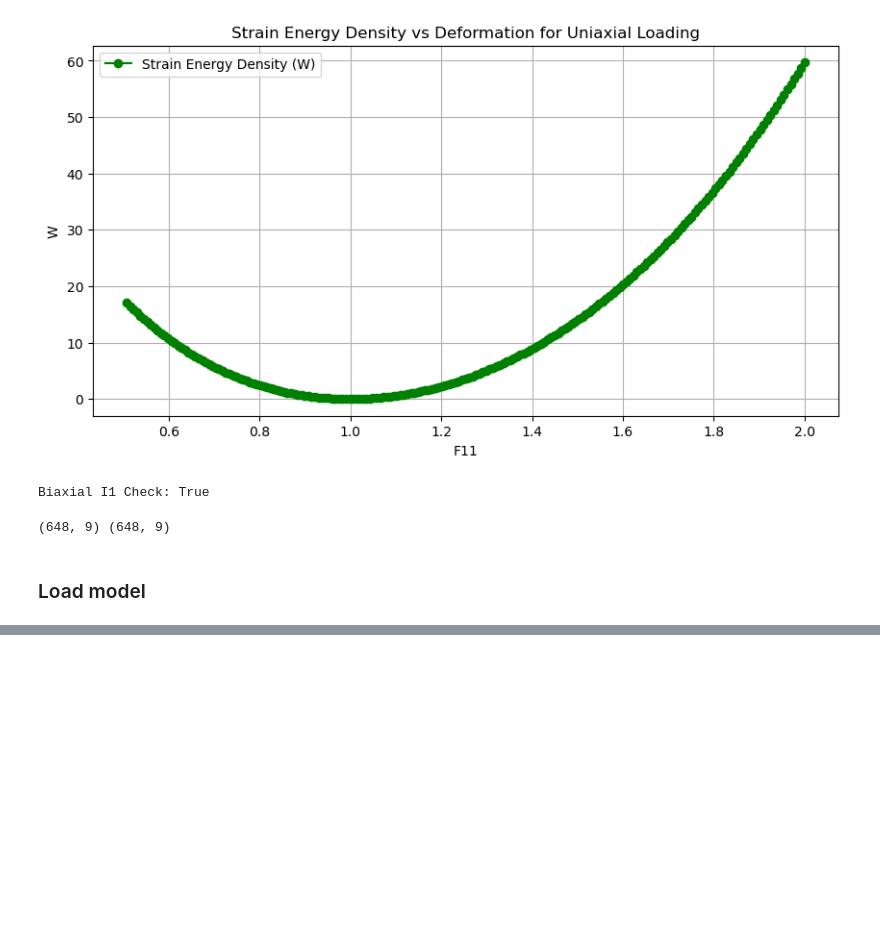
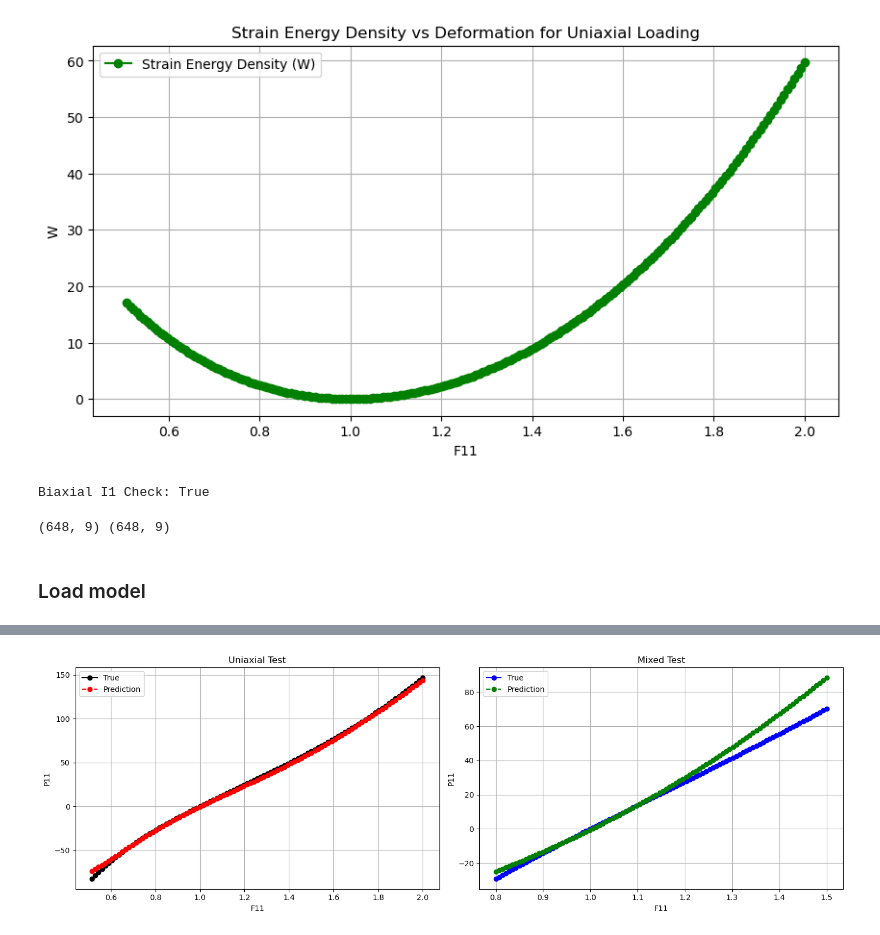
Before and after one commit to nanzemxx/TutorialMLinSolidMechanics, a Jupyter notebook: Task2_Group Xin and Huasen/train/main.ipynb, the cells around one changed output, grey strips where cells are left out. Saved outputs shown, nothing was run; the diff lists cells and outputs as text; code cells hidden in the pictures; blank space fills up the shorter version.

```diff
--- a/Task2_Group Xin and Huasen/train/main.ipynb
+++ b/Task2_Group Xin and Huasen/train/main.ipynb
@@ -343,0 +298,51 @@ plot_all_stress_vs_deformation(F_biaxial, P_biaxial, P_biaxial_pred,
+# %%
+import matplotlib.pyplot as plt
+
+C_biaxial_test = convert_F_to_C(F_biaxial_test.reshape(-1, 9))
+C_mixed_test = convert_F_to_C(F_mixed_test.reshape(-1, 9))
+
+P_biaxial_test_pred = model1.predict(C_biaxial_test)
+
+P_mixed_test_pred = model1.predict(C_mixed_test)
+
+def plot_all_stress_vs_deformation(F_biaxial_test, P_biaxial_test, P_biaxial_test_pred,
+                                 F_mixed_test, P_mixed_test, P_mixed_test_pred):
+
+    F11_biaxial_test = F_biaxial_test[:, 0, 0]
+    P11_biaxial_test = P_biaxial_test[:, 0, 0]
+    P11_biaxial_test_pred = P_biaxial_test_pred[:, 0]
+
+    F11_mixed_test = F_mixed_test[:, 0, 0]
+    P11_mixed_test = P_mixed_test[:, 0, 0]
+    P11_mixed_test_pred = P_mixed_test_pred[:, 0]
+
+
+    # 创建一个包含三个子图的图形
+    fig, (ax1, ax2) = plt.subplots(1, 2, figsize=(15, 5))
+
+    # 绘制双轴加载
+    ax1.plot(F11_biaxial_test, P11_biaxial_test, label="True", marker="o", linestyle="-", color="black")
+    ax1.plot(F11_biaxial_test, P11_biaxial_test_pred, label="Prediction", marker="o", linestyle="--", color="red")
+    ax1.set_xlabel("F11")
+    ax1.set_ylabel("P11")
+    ax1.set_title("Uniaxial Test")
+    ax1.legend()
+    ax1.grid(True)
+
+    # 绘制纯剪切加载
+    ax2.plot(F11_mixed_test, P11_mixed_test, label="True", marker="o", linestyle="-", color="blue")
+    ax2.plot(F11_mixed_test, P11_mixed_test_pred, label="Prediction", marker="o", linestyle="--", color="green")
+    ax2.set_xlabel("F11")
+    ax2.set_ylabel("P11")
+    ax2.set_title("Mixed Test")
+    ax2.legend()
+    ax2.grid(True)
+
+    # 调整子图之间的间距
+    plt.tight_layout()
+    plt.show()
+
+# 调用函数绘制三种加载路径的结果
+plot_all_stress_vs_deformation(F_biaxial_test, P_biaxial_test, P_biaxial_test_pred,
+                             F_mixed_test, P_mixed_test, P_mixed_test_pred)
+# %% [output]
@@ -343,0 +351 @@ plot_all_stress_vs_deformation(F_biaxial, P_biaxial, P_biaxial_pred,
+[figure, added]
```
Also changed, not shown: parts of 15 cells of this notebook, 1 other file.
